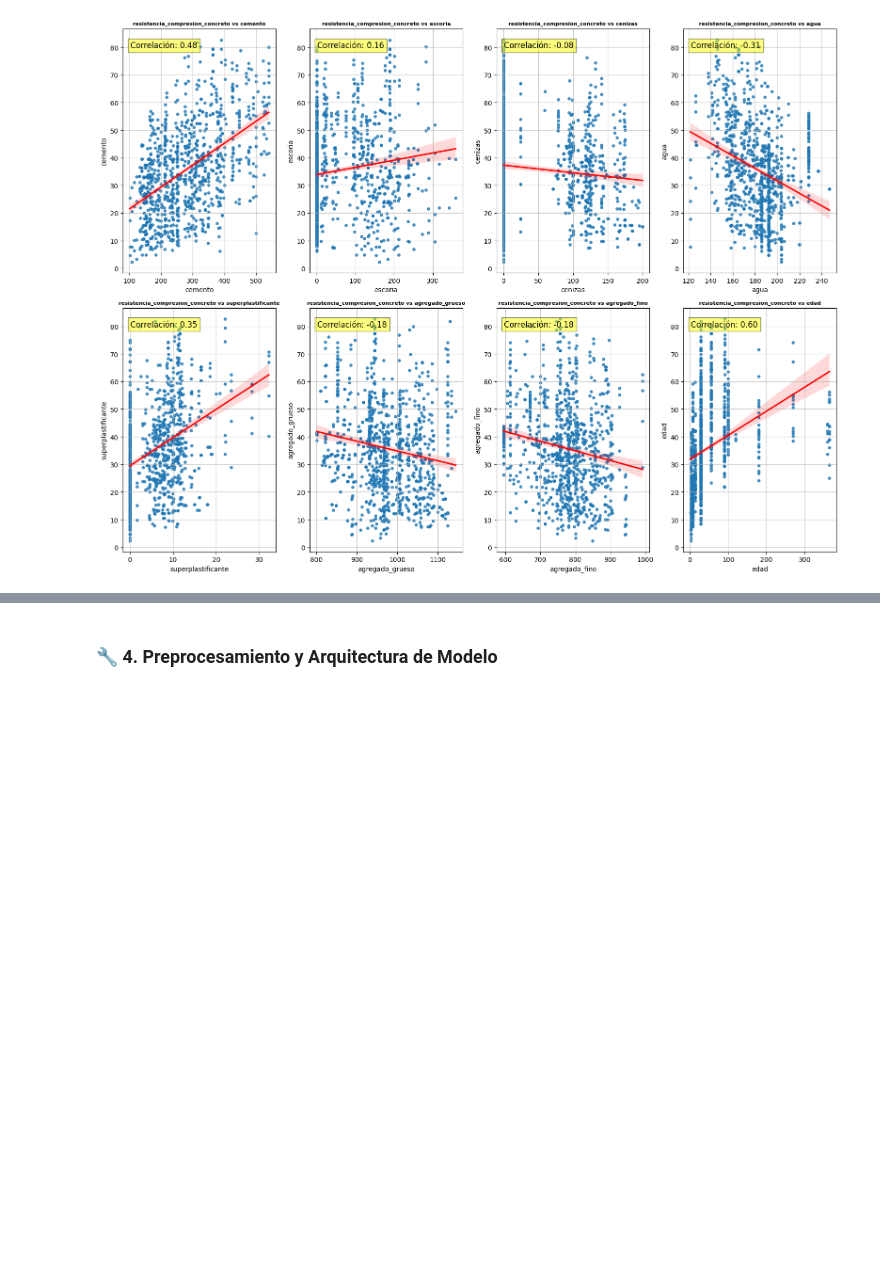
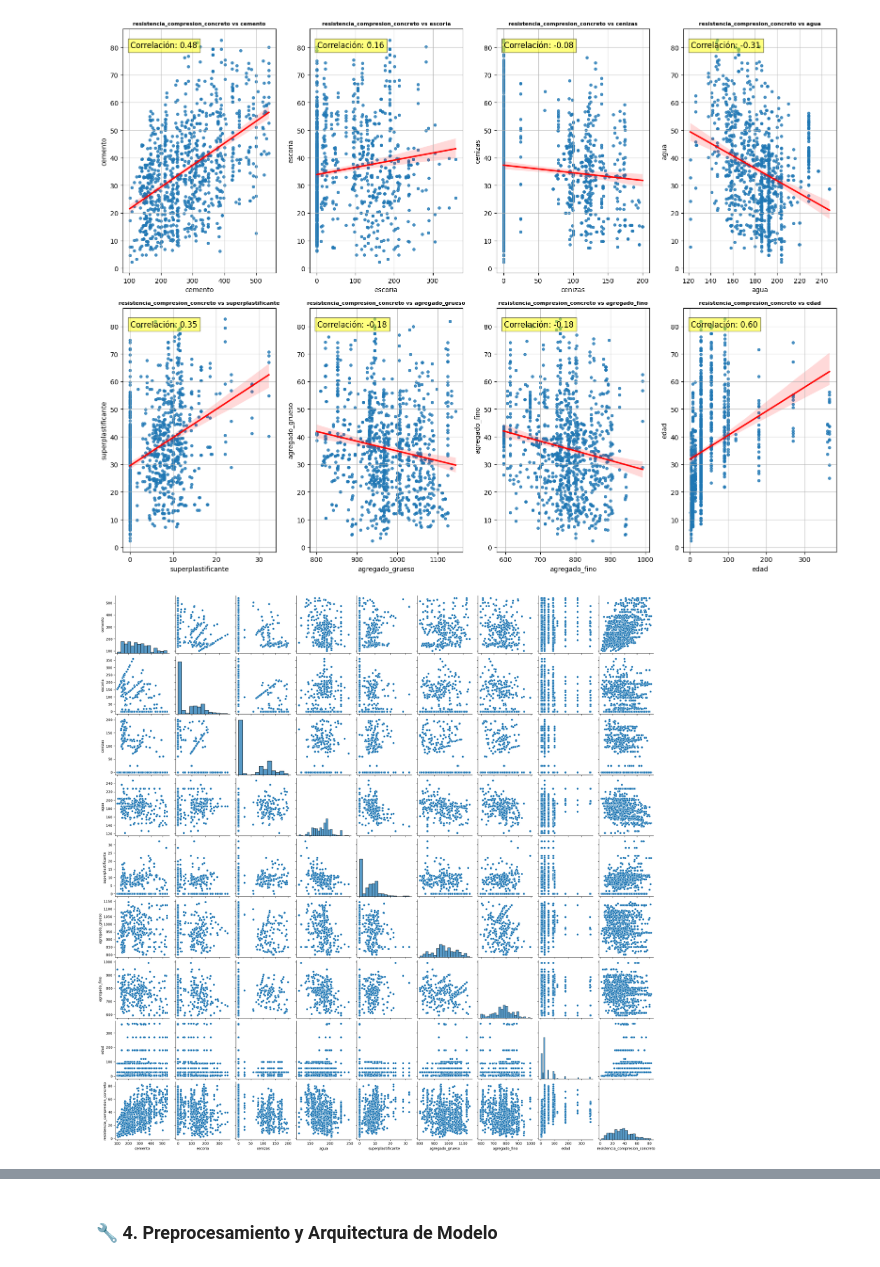
Before and after one commit to fjmucho/iAx, a Jupyter notebook: ML-e02 Red-Neuronal - Resistencia a la compresion de hormigon.ipynb, the cells around one changed output, grey strips where cells are left out. Saved outputs shown, nothing was run; the diff lists cells and outputs as text; code cells hidden in the pictures; blank space fills up the shorter version.

```diff
--- a/ML-e02 Red-Neuronal - Resistencia a la compresion de hormigon.ipynb
+++ b/ML-e02 Red-Neuronal - Resistencia a la compresion de hormigon.ipynb
@@ -301,2 +330,7 @@ plot_scatter_relationsships(data)
 # %% [output]
 [figure]
+# %%
+sns.pairplot(concrete_data)
+plt.show()
+# %% [output]
+[figure, added]
```
Also changed, not shown: parts of 37 cells of this notebook, 2 other files.
